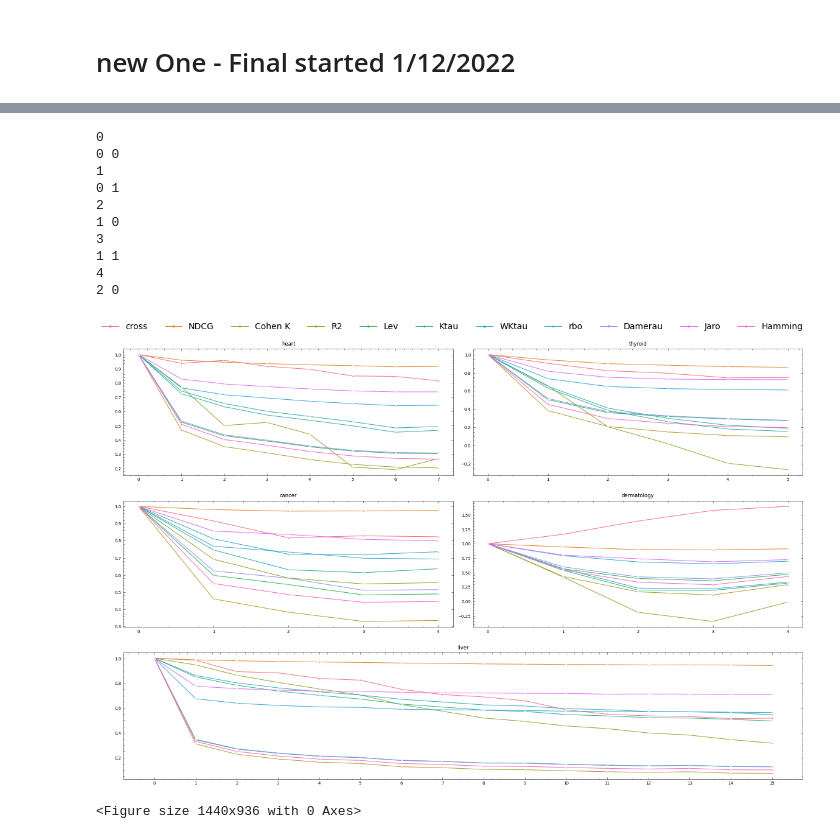
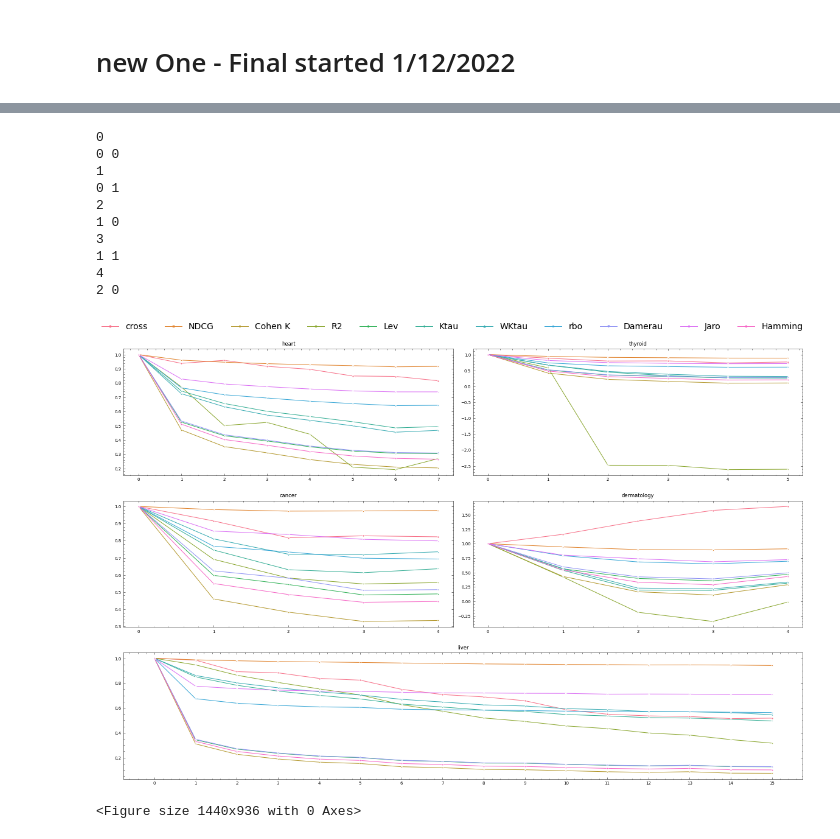
Before and after one commit to joofio/tabular-dataset-similarity, a Jupyter notebook: Final - Viz.ipynb, the cells around one changed output, grey strips where cells are left out. Cells and saved outputs as stored; diff of their text form; code cells hidden in the pictures.

```diff
--- a/Final - Viz.ipynb
+++ b/Final - Viz.ipynb
@@ -49,7 +49,7 @@ f = open('rf_2.json')
 plot_data_rf2 = json.load(f)
 f.close()
 
-f = open('SVM_2.json')
+f = open('svm_2.json')
 plot_data_svm2 = json.load(f)
 f.close()
 
@@ -174,7 +180,7 @@ knn2=pd.DataFrame(plot_data_knn2)
 knn2.drop("debug",axis=0,inplace=True)
 
 lm2=pd.DataFrame(plot_data_lm2)
-lm1.drop("debug",axis=0,inplace=True)
+lm2.drop("debug",axis=0,inplace=True)
 
 nb2=pd.DataFrame(plot_data_nb2)
 nb2.drop("debug",axis=0,inplace=True)
@@ -281,7 +306,7 @@ title=["heart","thyroid","cancer","dermatology","liver"]
 fig = plt.figure(figsize=(20,13), constrained_layout=False)
 gs = gridspec.GridSpec(nrows=3, ncols=2,figure=fig,wspace=0.06)
 
-for idx,dt in enumerate([mean_df1,dt2,dt3,dt4,dt5]):
+for idx,dt in enumerate([mean_df1,mean_df2,dt3,dt4,dt5]):
     print(idx)
     x=idx//2
     y=idx%2
@@ -293,34 +318,34 @@ for idx,dt in enumerate([mean_df1,dt2,dt3,dt4,dt5]):
 
     dfplot=dt.copy()
     xx = pd.melt(dfplot, value_vars=dfplot.columns, ignore_index=False)
     # print(xx)
     xx = xx.reset_index()
 
     xx.replace( "run ","",regex=True,inplace=True)
     xx.columns=["Metric","Nr of columns mutated","Value"]
     xx.replace({"ndgc_score":"NDCG","r2_score":"R2","cohen_kappa_score":"Cohen K","kendalltau":"Ktau","levenshtein_normalized_similarity":"Lev","jaro_winkler_normalized_similarity":"Jaro","weightedtau":"WKtau","damerau_levenshtein_normalized_similarity":"Damerau","hamming_normalized_similarity":"Hamming"},inplace=True)
     sns.lineplot(data=xx,hue="Metric",x="Nr of columns mutated",y="Value",style="Metric",markers=True, dashes=False,ax=myax)
     myax.set_title(title[idx])
     myax.set(xlabel=None)
     myax.legend().set_visible(False)
     myax.set(ylabel=None)
 handles, labels = myax.get_legend_handles_labels()
 
 fig.legend(handles, labels, loc="upper center", ncol =11,bbox_to_anchor=(0.5,0.94),fontsize="14")
 plt.savefig("multiple_datasets.png")
 plt.show()
 # %% [output]
 0
 0 0
 1
 0 1
 2
 1 0
 3
 1 1
 4
 2 0
-[figure, old version]
+[figure, new version]
 # %%
 # last run (+- 50% diff)
 
```
Also changed, not shown: parts of 7 cells of this notebook, 13 other files.
